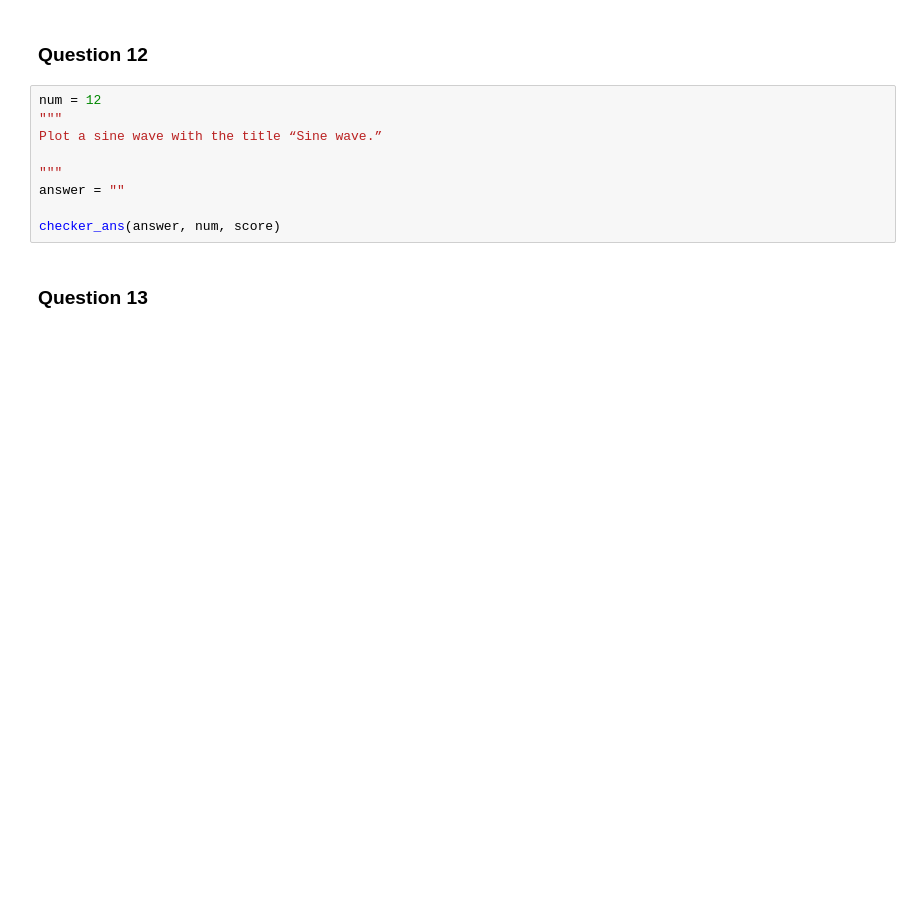
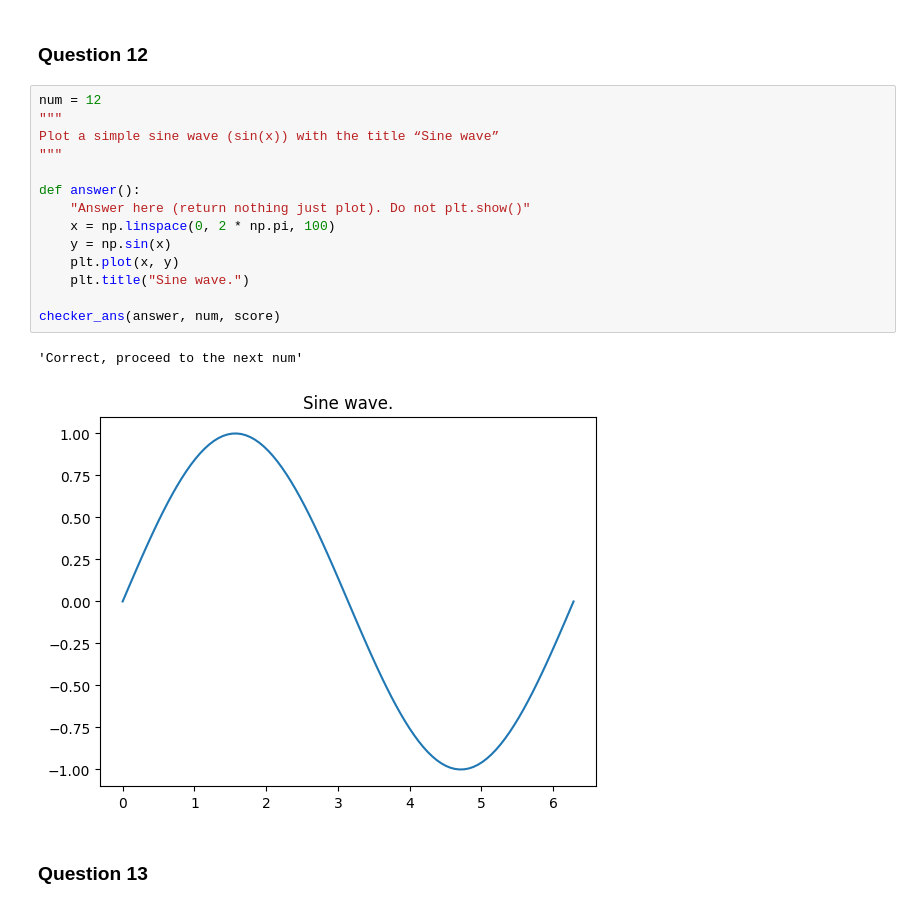
Before and after one commit to sherkaicode/CWTS, a Jupyter notebook: Matplotlib-Exercises.ipynb, the cells around one changed output. Saved outputs shown, nothing was run; the diff lists cells and outputs as text; blank space fills up the shorter version.

```diff
--- a/Matplotlib-Exercises.ipynb
+++ b/Matplotlib-Exercises.ipynb
@@ -186,12 +209,20 @@ checker_ans(answer, num, score)
 # %%
 num = 12
 """
-Plot a sine wave with the title “Sine wave.”
+Plot a simple sine wave (sin(x)) with the title “Sine wave”
+"""
 
-"""
-answer = ""
+def answer():
+    "Answer here (return nothing just plot). Do not plt.show()"
+    x = np.linspace(0, 2 * np.pi, 100)
+    y = np.sin(x)
+    plt.plot(x, y)
+    plt.title("Sine wave.")
 
 checker_ans(answer, num, score)
+# %% [output]
+'Correct, proceed to the next num'
+[figure, added]
 # %% [markdown]
 ### **Question 13**
 # %%
```
Also changed, not shown: parts of 21 cells of this notebook, 1 other file.
